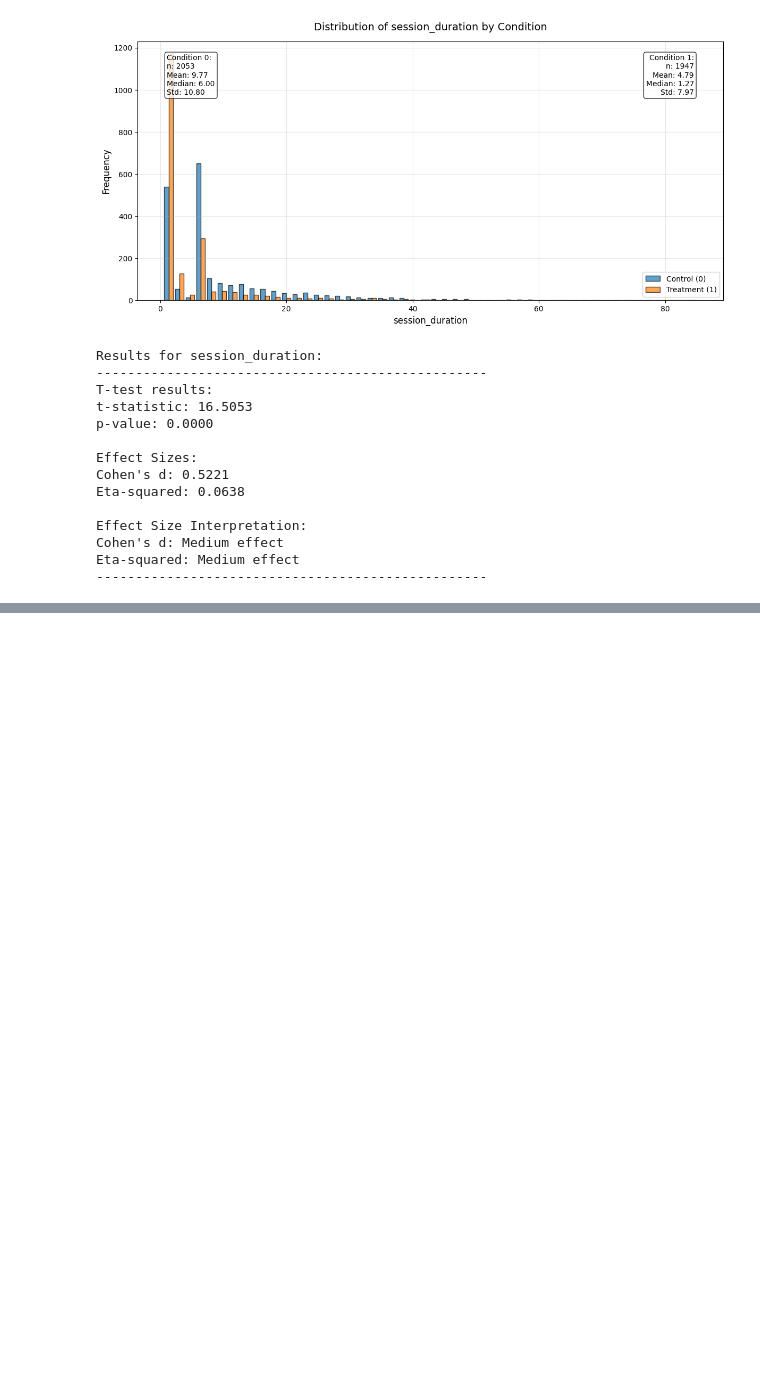
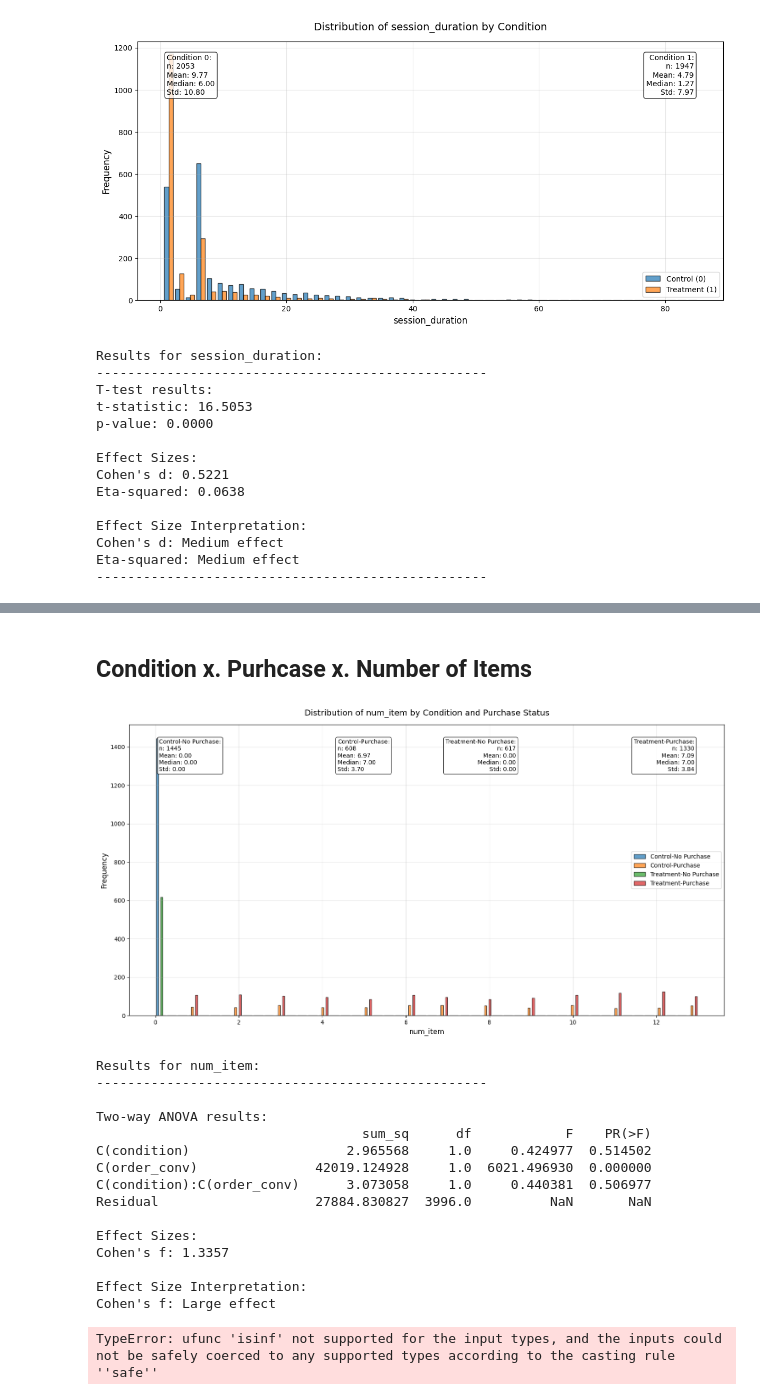
Before and after one commit to HNStaggs/AB-Test-Case, a Jupyter notebook: notebooks/synthetic_data_hypothesis_testing.ipynb, the cells around one changed output, grey strips where cells are left out. Cells and saved outputs as stored; diff of their text form; code cells hidden in the pictures; blank space fills up the shorter version.

```diff
--- a/notebooks/synthetic_data_hypothesis_testing.ipynb
+++ b/notebooks/synthetic_data_hypothesis_testing.ipynb
@@ -432,0 +633,23 @@ plot_conversion_rates(results)
+# %% [markdown]
+## Condition x. Purhcase x. Number of Items
+# %%
+numeric_columns = ['num_item']
+plot_numerical_by_groups(pizza_data, numeric_columns)
+# %% [output]
+[figure, added]
+Results for num_item:
+--------------------------------------------------
+
+Two-way ANOVA results:
+                                  sum_sq      df            F    PR(>F)
+C(condition)                    2.965568     1.0     0.424977  0.514502
+C(order_conv)               42019.124928     1.0  6021.496930  0.000000
+C(condition):C(order_conv)      3.073058     1.0     0.440381  0.506977
+Residual                    27884.830827  3996.0          NaN       NaN
+
+Effect Sizes:
+Cohen's f: 1.3357
+
+Effect Size Interpretation:
+Cohen's f: Large effect
+TypeError: ufunc 'isinf' not supported for the input types, and the inputs could not be safely coerced to any supported types according to the casting rule ''safe''
```
Also changed, not shown: parts of 26 cells of this notebook.
